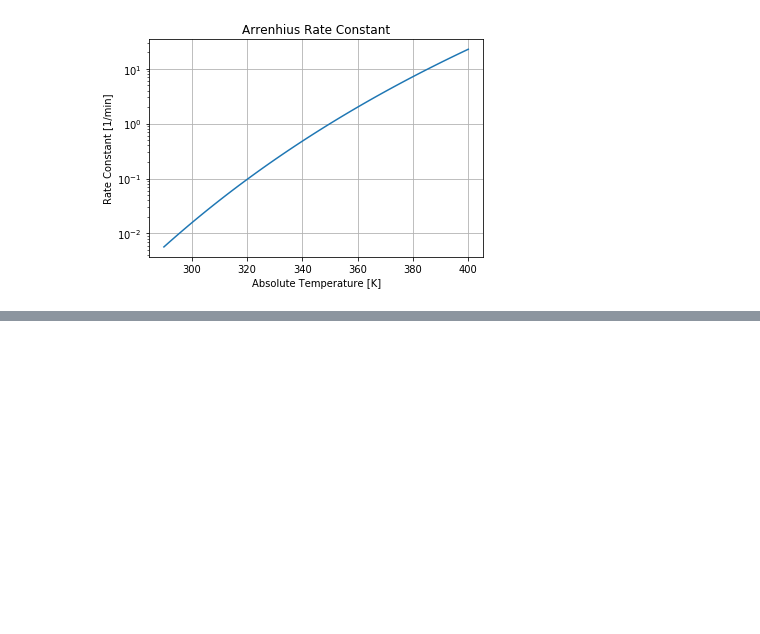
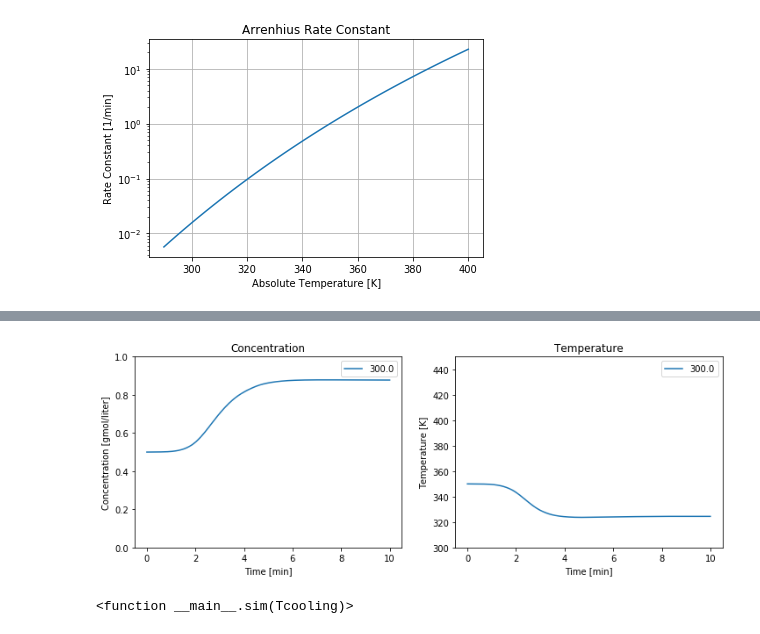
Before and after one commit to chaiwat47/CP3-Chaiwat-Klaewwigkij, a Jupyter notebook: Chemical_process_control/ProcessModelling/Exothermic_Continuous_Stirred_Tank_Reactor.ipynb, the cells around one changed output, grey strips where cells are left out. Saved outputs shown, nothing was run; the diff lists cells and outputs as text; code cells hidden in the pictures; blank space fills up the shorter version.

```diff
--- a/Chemical_process_control/ProcessModelling/Exothermic_Continuous_Stirred_Tank_Reactor.ipynb
+++ b/Chemical_process_control/ProcessModelling/Exothermic_Continuous_Stirred_Tank_Reactor.ipynb
@@ -39,0 +117,24 @@ plt.grid(); # hold grid
+# %%
+# create an initial plot object, and close so it doesn't appear
+Tc = 300.0
+fig, ax = plt.subplots(1, 2, figsize=(12, 4))
+soln = solve_ivp(deriv, [t_initial, t_final], IC, t_eval=t)
+plot_reactor(ax, soln.t, soln.y)
+plt.close()
+# %%
+# function to update and display the plot object
+def sim(Tcooling):
+    global Tc
+    Tc = Tcooling
+    soln = solve_ivp(deriv, [t_initial, t_final], IC, t_eval=t)
+    ax[0].lines[0].set_ydata(soln.y[0])  # line plot
+    ax[0].legend().get_texts()[0].set_text(str(Tc))
+    ax[1].lines[0].set_ydata(soln.y[1])
+    ax[1].legend().get_texts()[0].set_text(str(Tc))
+    display(fig)
+
+# interactive widget
+interact(sim, Tcooling =(290.0, 310.0), continuous_update=False)
+# %% [output]
+[figure, added]
+<function __main__.sim(Tcooling)>
```
Also changed, not shown: parts of 16 cells of this notebook.
